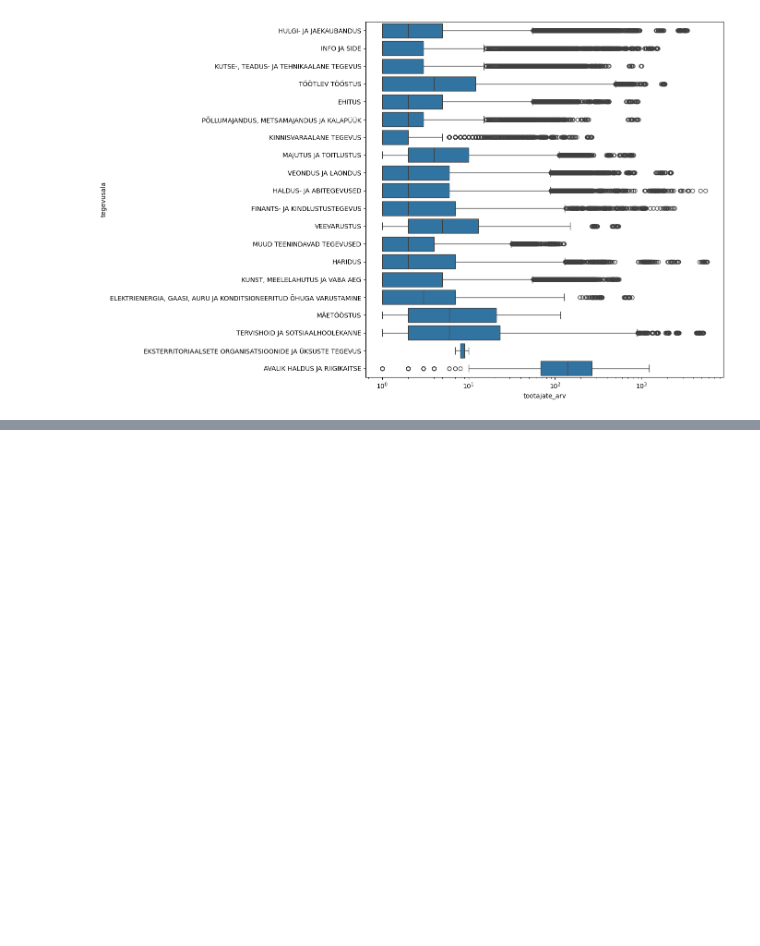
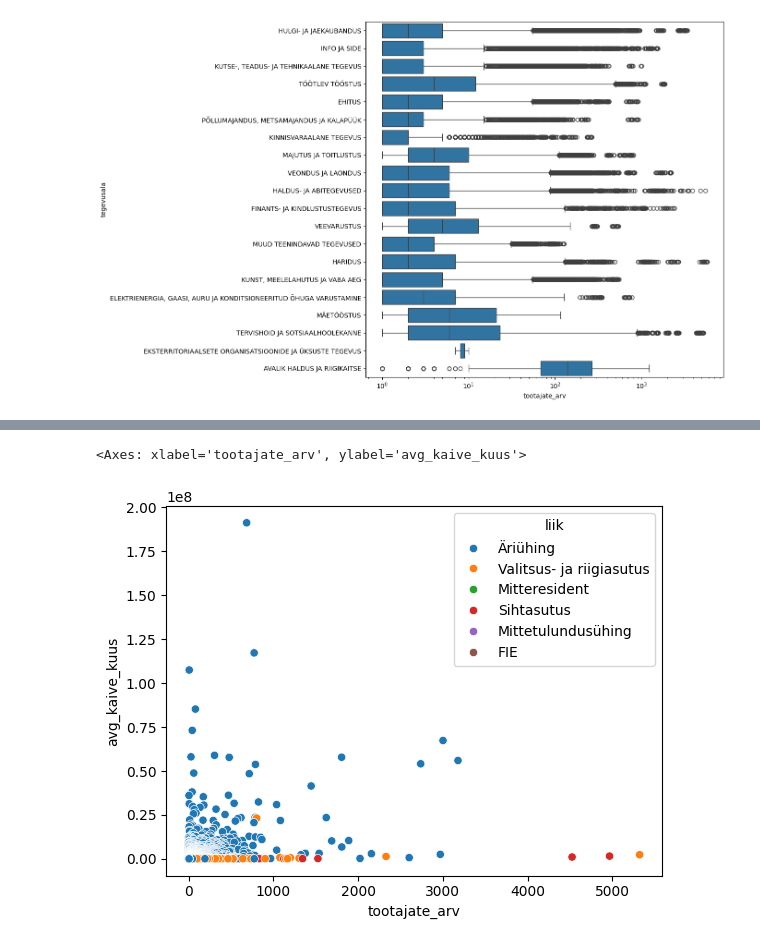
Before and after one commit to annamarianaanuri/andmetarkus-2026, a Jupyter notebook: Python/emta.ipynb, the cells around one changed output, grey strips where cells are left out. Cells and saved outputs as stored; diff of their text form; code cells hidden in the pictures; blank space fills up the shorter version.

```diff
--- a/Python/emta.ipynb
+++ b/Python/emta.ipynb
@@ -297,0 +392,13 @@ data.to_csv("emta_data.csv", index=False)
+# %%
+avg_revenue = duckdb.sql(f"""
+    SELECT
+        nimi,
+        avg(ROUND(kaive / 3))::int AS avg_kaive_kuus,
+        avg(ROUND(tootajate_arv))::int AS tootajate_arv,
+        any_value(liik) AS liik
+    FROM data
+    GROUP BY nimi
+    ORDER BY avg_kaive_kuus DESC
+""").df()
+
+avg_revenue
@@ -297,0 +419,5 @@ data.to_csv("emta_data.csv", index=False)
+# %%
+sns.scatterplot(avg_revenue, x="tootajate_arv", y="avg_kaive_kuus", hue="liik")
+# %% [output]
+<Axes: xlabel='tootajate_arv', ylabel='avg_kaive_kuus'>
+[figure, added]
```
Also changed, not shown: parts of 9 cells of this notebook, 3 other files.
